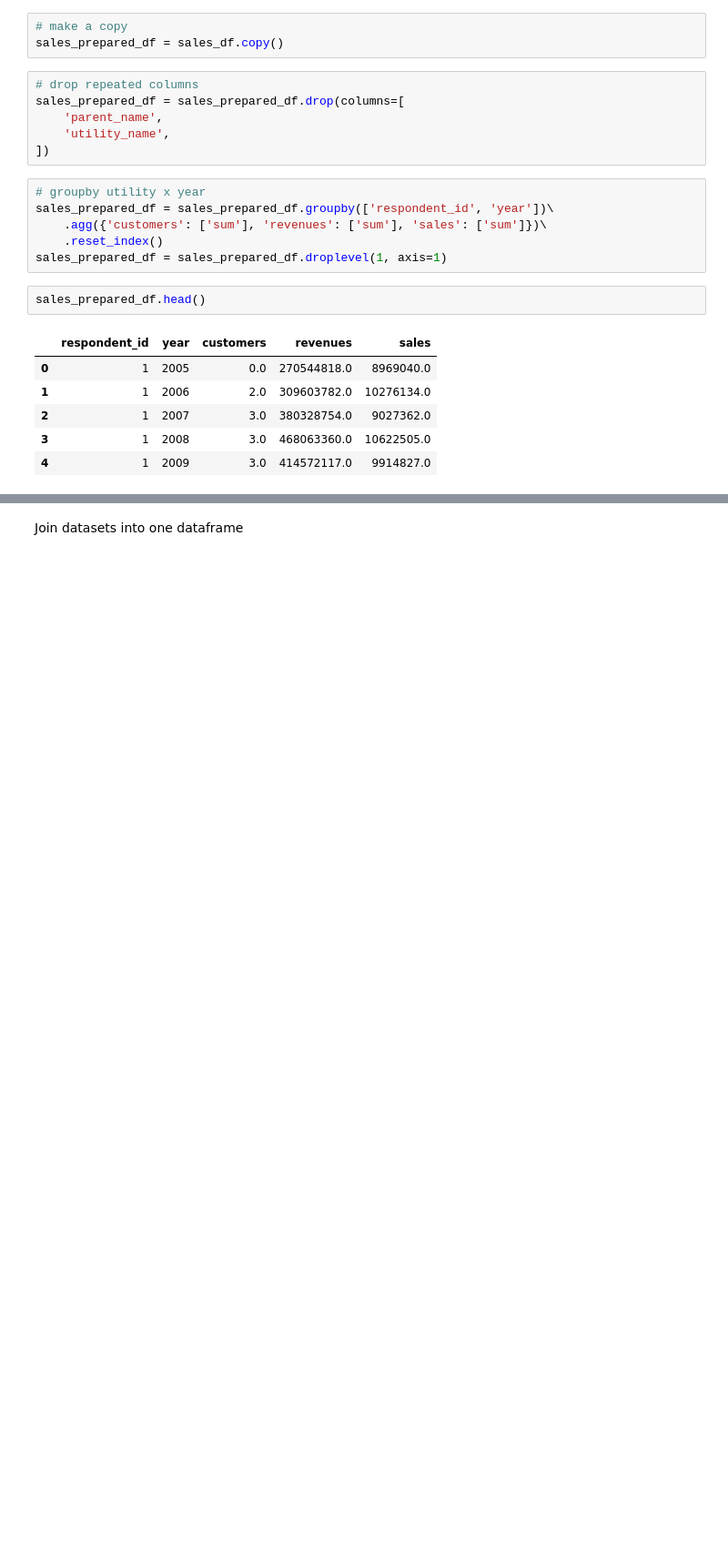
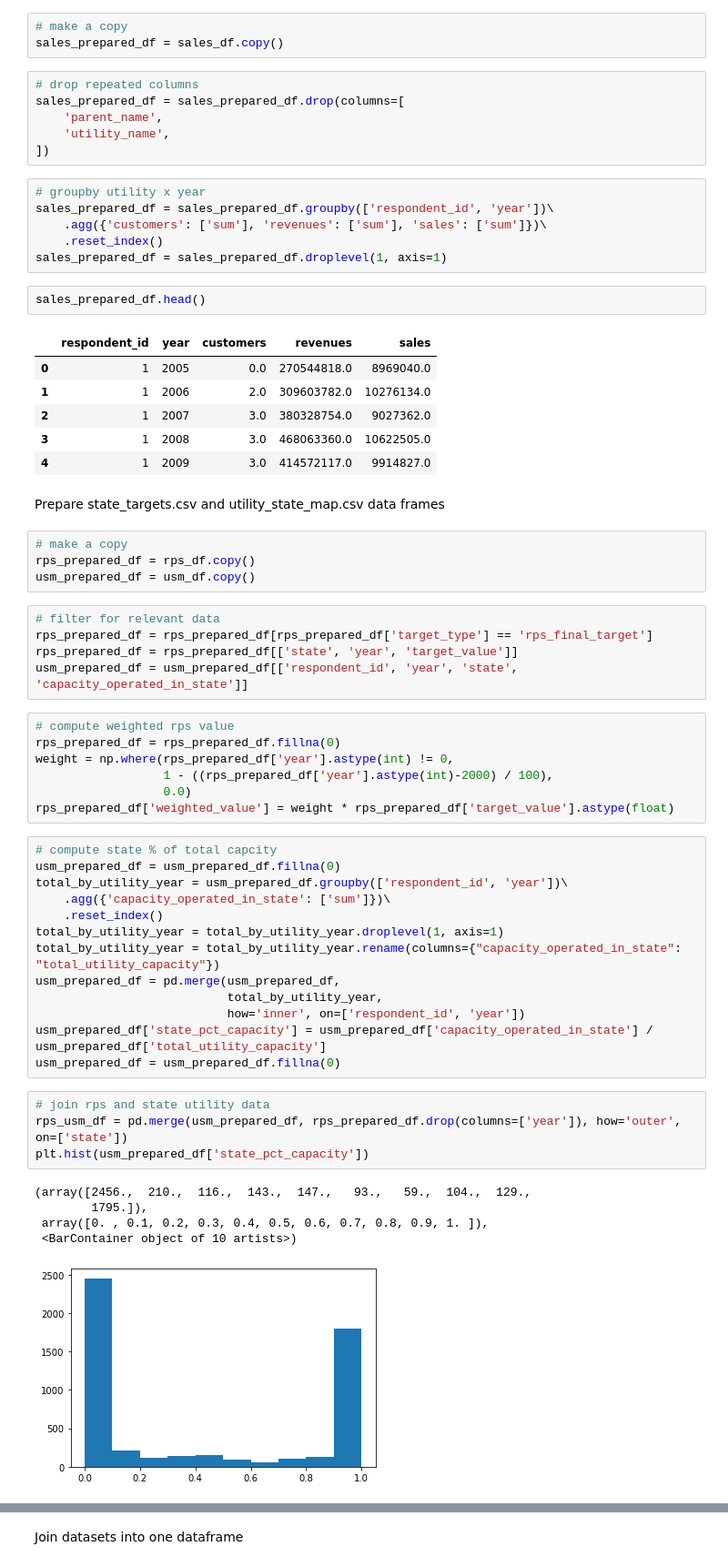
Before and after one commit to 2elle2/rmi-project, a Jupyter notebook: model/02_data_processing.ipynb, the cells around one changed output, grey strips where cells are left out. Shown at 91% size. Saved outputs shown, nothing was run; the diff lists cells and outputs as text; blank space fills up the shorter version.

```diff
--- a/model/02_data_processing.ipynb
+++ b/model/02_data_processing.ipynb
@@ -241,3 +266,44 @@ sales_prepared_df.head()
 | 2 | 1 | 2007 | 3.0 | 380328754.0 | 9027362.0 |
 | 3 | 1 | 2008 | 3.0 | 468063360.0 | 10622505.0 |
 | 4 | 1 | 2009 | 3.0 | 414572117.0 | 9914827.0 |
+# %% [markdown]
+Prepare state_targets.csv and utility_state_map.csv data frames
+# %%
+# make a copy
+rps_prepared_df = rps_df.copy()
+usm_prepared_df = usm_df.copy()
+# %%
+# filter for relevant data
+rps_prepared_df = rps_prepared_df[rps_prepared_df['target_type'] == 'rps_final_target']
+rps_prepared_df = rps_prepared_df[['state', 'year', 'target_value']]
+usm_prepared_df = usm_prepared_df[['respondent_id', 'year', 'state', 'capacity_operated_in_state']]
+# %%
+# compute weighted rps value
+rps_prepared_df = rps_prepared_df.fillna(0)
+weight = np.where(rps_prepared_df['year'].astype(int) != 0,
+                  1 - ((rps_prepared_df['year'].astype(int)-2000) / 100),
+                  0.0)
+rps_prepared_df['weighted_value'] = weight * rps_prepared_df['target_value'].astype(float)
+# %%
+# compute state % of total capcity
+usm_prepared_df = usm_prepared_df.fillna(0)
+total_by_utility_year = usm_prepared_df.groupby(['respondent_id', 'year'])\
+    .agg({'capacity_operated_in_state': ['sum']})\
+    .reset_index()
+total_by_utility_year = total_by_utility_year.droplevel(1, axis=1)
+total_by_utility_year = total_by_utility_year.rename(columns={"capacity_operated_in_state": "total_utility_capacity"})
+usm_prepared_df = pd.merge(usm_prepared_df,
+                           total_by_utility_year,
+                           how='inner', on=['respondent_id', 'year'])
+usm_prepared_df['state_pct_capacity'] = usm_prepared_df['capacity_operated_in_state'] / usm_prepared_df['total_utility_capacity']
+usm_prepared_df = usm_prepared_df.fillna(0)
+# %%
+# join rps and state utility data
+rps_usm_df = pd.merge(usm_prepared_df, rps_prepared_df.drop(columns=['year']), how='outer', on=['state'])
+plt.hist(usm_prepared_df['state_pct_capacity'])
+# %% [output]
+(array([2456.,  210.,  116.,  143.,  147.,   93.,   59.,  104.,  129.,
+        1795.]),
+ array([0. , 0.1, 0.2, 0.3, 0.4, 0.5, 0.6, 0.7, 0.8, 0.9, 1. ]),
+ <BarContainer object of 10 artists>)
+[figure, added]
```
Also changed, not shown: parts of 10 cells of this notebook, 1 other file.
